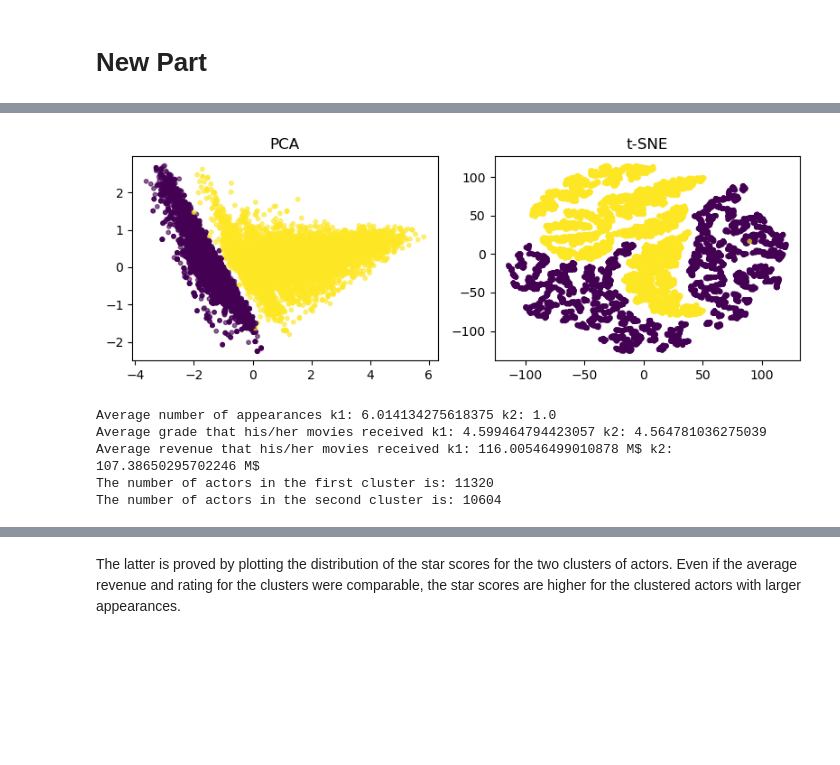
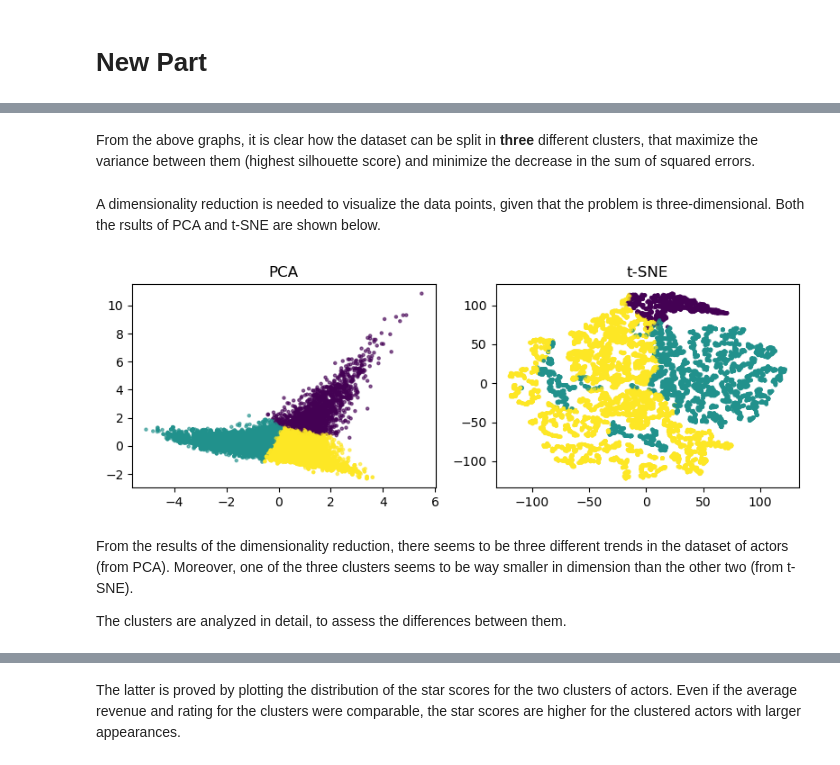
Before and after one commit to louisleger/ada-final-project, a Jupyter notebook: src/star_score.ipynb, the cells around one changed output, grey strips where cells are left out. Cells and saved outputs as stored; diff of their text form; code cells hidden in the pictures; blank space fills up the shorter version.

```diff
--- a/src/star_score.ipynb
+++ b/src/star_score.ipynb
@@ -130,8 +130,8 @@ star_scores = pd.DataFrame(data['actor'].drop_duplicates().reset_index(drop = Tr
 for idx, actor in enumerate(star_scores['actor']):
 
     ds = data[data['actor'] == actor] #dataframe of all the actor's movies
-    star_scores.loc[idx, 'rev_sum'] = ds['box_office_adj'].sum() #sum of the box offices of the actor's movies
-    star_scores.loc[idx, 'grade_sum'] = ds['averageRating_adj'].sum() #sum of the adjusted grades of the movies
+    star_scores.loc[idx, 'rev_sum'] = ds['box_office_adj'].mean() #sum of the box offices of the actor's movies
+    star_scores.loc[idx, 'grade_sum'] = ds['averageRating_adj'].mean() #sum of the adjusted grades of the movies
     star_scores.loc[idx, 'appearances'] = len(ds) #total movies per actor
 # %%
 #log product = sum of log, we are using this because we have 2 very heavy tailed distributions
@@ -214,6 +228,7 @@ To be noted that the star scored is defined on the 'career' of the actor, namely
 # %%
 #log because it's strongly skewed
-X = star_scores[{'rev_sum','grade_sum','appearances'}].apply('log')
+X = star_scores[{'rev_sum','grade_sum','appearances'}]
+X.rev_sum = X.rev_sum.apply('log')
 # %%
 #standardize before clustering
 X['rev_sum'] = (X['rev_sum'] - X['rev_sum'].mean())/X['rev_sum'].std()
@@ -228,3 +285,12 @@ labels = DBSCAN(eps=eps).fit_predict(X)
+# %% [markdown]
+From the above graphs, it is clear how the dataset can be split in **three** different clusters, that maximize the variance between them (highest silhouette score) and minimize the decrease in the sum of squared errors.
+# %%
+from sklearn.cluster import KMeans
+
+kmean = KMeans(n_clusters=3, random_state=42) #create model
+labels = kmean.fit_predict(X)
+# %% [markdown]
+A dimensionality reduction is needed to visualize the data points, given that the problem is three-dimensional. Both the rsults of PCA and t-SNE are shown below.
 # %%
 #dimensionality reduction with PCA
 from sklearn.decomposition import PCA
@@ -238,19 +304,23 @@ X_reduced_tsne = TSNE(n_components=2, init='random', learning_rate='auto', rando
 # %%
 #2 subplots
 fig, ax = plt.subplots(1,2, figsize=(8,3))
 
 sbplt = ax[0]
-sbplt.scatter(X_reduced_pca[:,0], X_reduced_pca[:,1],c=labels, alpha=0.6, s=10)
+sbplt.scatter(X_reduced_pca[:,0], X_reduced_pca[:,1], c=labels, alpha=0.6, s=5)
 sbplt.set_title("PCA")
 
 sbplt = ax[1]
-sbplt.scatter(X_reduced_tsne[:,0], X_reduced_tsne[:,1], c=labels, alpha=0.6, s=10)
+sbplt.scatter(X_reduced_tsne[:,0], X_reduced_tsne[:,1], c=labels, alpha=0.6, s=5)
 sbplt.set_title("t-SNE")
 
 fig.tight_layout()
 plt.show()
 # %% [output]
-[figure, old version]
+[figure, new version]
+# %% [markdown]
+From the results of the dimensionality reduction, there seems to be three different trends in the dataset of actors (from PCA). Moreover, one of the three clusters seems to be way smaller in dimension than the other two (from t-SNE).
+
+The clusters are analyzed in detail, to assess the differences between them.
 # %%
 #add clustered label to dataset
 star_scores['cluster'] = labels
@@ -261,17 +331,0 @@ k2 = star_scores[star_scores['cluster'] == 0]
-# %%
-#analysis of the clusters
-print('Average number of appearances ' + 'k1: ' + str(k1.appearances.mean())
-      + ' k2: ' + str(k2.appearances.mean()))
-print('Average grade that his/her movies received ' + 'k1: ' + str((k1.grade_sum/k1.appearances).mean())
-      + ' k2: ' + str((k2.grade_sum/k2.appearances).mean()))
-print('Average revenue that his/her movies received ' + 'k1: ' + str((k1.rev_sum/k1.appearances).mean()/1e6) + ' M$'
-      + ' k2: ' + str((k2.rev_sum/k2.appearances).mean()/1e6) + ' M$')
-
-print('The number of actors in the first cluster is: ' + str(len(k1)))
-print('The number of actors in the second cluster is: ' + str(len(k2)))
-# %% [output]
-Average number of appearances k1: 6.014134275618375 k2: 1.0
-Average grade that his/her movies received k1: 4.599464794423057 k2: 4.564781036275039
-Average revenue that his/her movies received k1: 116.00546499010878 M$ k2: 107.38650295702246 M$
-The number of actors in the first cluster is: 11320
-The number of actors in the second cluster is: 10604
```
Also changed, not shown: parts of 37 cells of this notebook.
